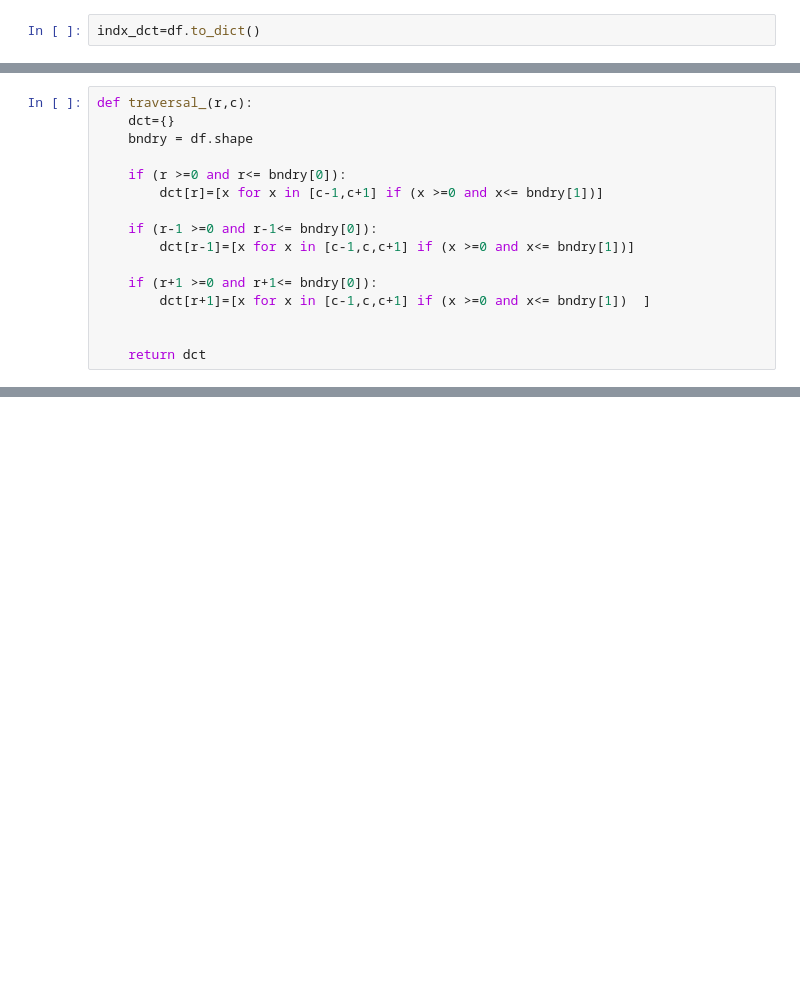
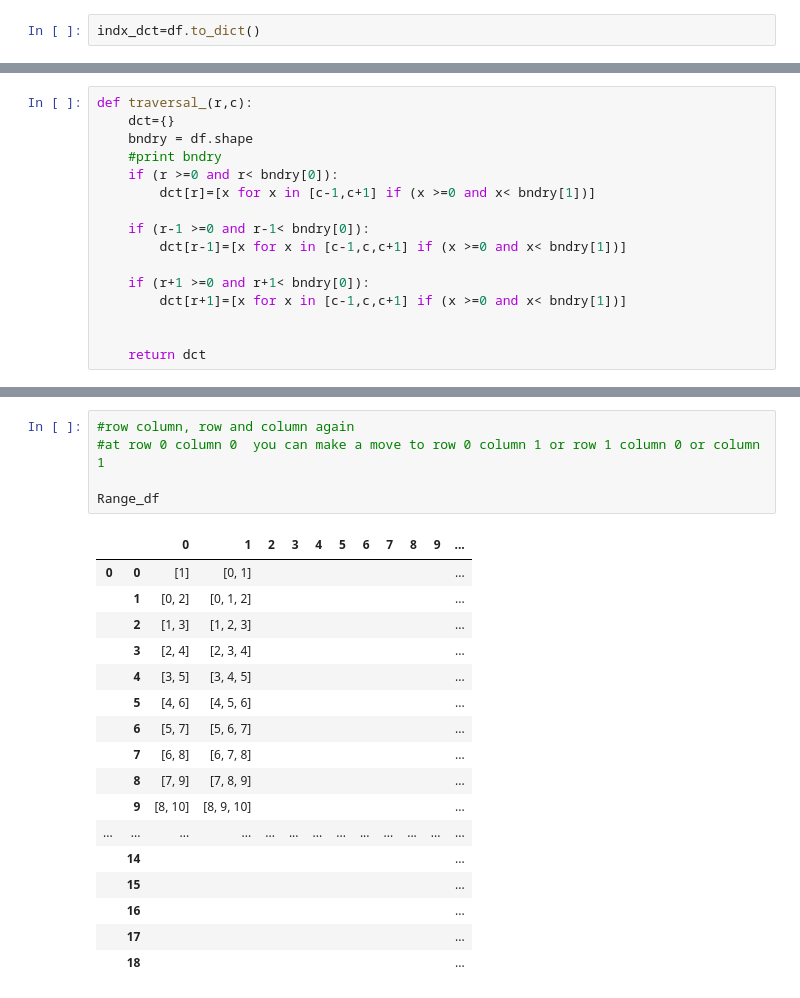
Before and after one commit to allofphysics/Python_Scripts, a Jupyter notebook: grid_traversal.ipynb, the cells around one changed output, grey strips where cells are left out. Saved outputs shown, nothing was run; the diff lists cells and outputs as text; blank space fills up the shorter version.

```diff
--- a/grid_traversal.ipynb
+++ b/grid_traversal.ipynb
@@ -21,15 +32,15 @@ lst=indx_dct[0].keys()
 def traversal_(r,c):
     dct={}
     bndry = df.shape
+    #print bndry
+    if (r >=0 and r< bndry[0]):
+        dct[r]=[x for x in [c-1,c+1] if (x >=0 and x< bndry[1])]
 
-    if (r >=0 and r<= bndry[0]):
-        dct[r]=[x for x in [c-1,c+1] if (x >=0 and x<= bndry[1])]
+    if (r-1 >=0 and r-1< bndry[0]):
+        dct[r-1]=[x for x in [c-1,c,c+1] if (x >=0 and x< bndry[1])]
 
-    if (r-1 >=0 and r-1<= bndry[0]):
-        dct[r-1]=[x for x in [c-1,c,c+1] if (x >=0 and x<= bndry[1])]
-
-    if (r+1 >=0 and r+1<= bndry[0]):
-        dct[r+1]=[x for x in [c-1,c,c+1] if (x >=0 and x<= bndry[1])  ]
+    if (r+1 >=0 and r+1< bndry[0]):
+        dct[r+1]=[x for x in [c-1,c,c+1] if (x >=0 and x< bndry[1])]
 
 
     return dct
@@ -50,0 +81,23 @@ df
+# %%
+#row column, row and column again
+#at row 0 column 0  you can make a move to row 0 column 1 or row 1 column 0 or column 1
+
+Range_df
+# %% [output]
+|  |  | 0 | 1 | 2 | 3 | 4 | 5 | 6 | 7 | 8 | 9 | ... |
+| 0 | 0 | [1] | [0, 1] |  |  |  |  |  |  |  |  | ... |
+|  | 1 | [0, 2] | [0, 1, 2] |  |  |  |  |  |  |  |  | ... |
+|  | 2 | [1, 3] | [1, 2, 3] |  |  |  |  |  |  |  |  | ... |
+|  | 3 | [2, 4] | [2, 3, 4] |  |  |  |  |  |  |  |  | ... |
+|  | 4 | [3, 5] | [3, 4, 5] |  |  |  |  |  |  |  |  | ... |
+|  | 5 | [4, 6] | [4, 5, 6] |  |  |  |  |  |  |  |  | ... |
+|  | 6 | [5, 7] | [5, 6, 7] |  |  |  |  |  |  |  |  | ... |
+|  | 7 | [6, 8] | [6, 7, 8] |  |  |  |  |  |  |  |  | ... |
+|  | 8 | [7, 9] | [7, 8, 9] |  |  |  |  |  |  |  |  | ... |
+|  | 9 | [8, 10] | [8, 9, 10] |  |  |  |  |  |  |  |  | ... |
+| ... | ... | ... | ... | ... | ... | ... | ... | ... | ... | ... | ... | ... |
+|  | 14 |  |  |  |  |  |  |  |  |  |  | ... |
+|  | 15 |  |  |  |  |  |  |  |  |  |  | ... |
+|  | 16 |  |  |  |  |  |  |  |  |  |  | ... |
+|  | 17 |  |  |  |  |  |  |  |  |  |  | ... |
+|  | 18 |  |  |  |  |  |  |  |  |  |  | ... |
```
Also changed, not shown: parts of 21 cells of this notebook.
